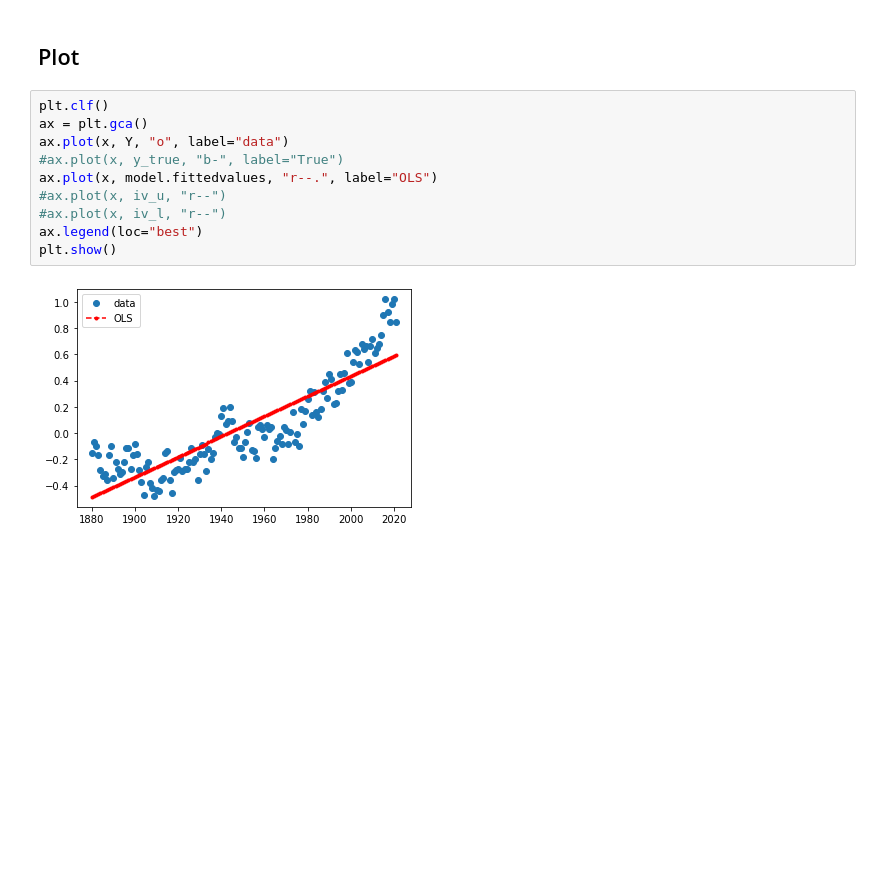
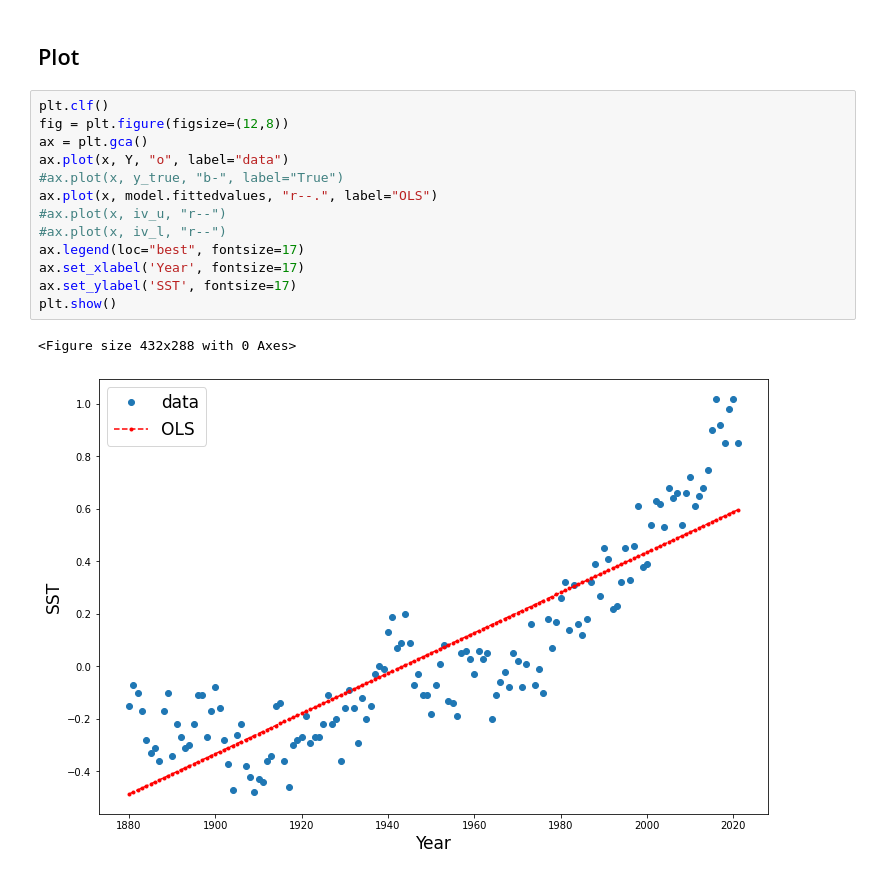
Before and after one commit to profxj/ocea200, a Jupyter notebook: OCEA-267/Lectures/Exercise_W2_L3.ipynb, the cells around one changed output. Saved outputs shown, nothing was run; the diff lists cells and outputs as text; blank space fills up the shorter version.

```diff
--- a/OCEA-267/Lectures/Exercise_W2_L3.ipynb
+++ b/OCEA-267/Lectures/Exercise_W2_L3.ipynb
@@ -71,13 +72,17 @@ strong multicollinearity or other numerical problems.
 ## Plot
 # %%
 plt.clf()
+fig = plt.figure(figsize=(12,8))
 ax = plt.gca()
 ax.plot(x, Y, "o", label="data")
 #ax.plot(x, y_true, "b-", label="True")
 ax.plot(x, model.fittedvalues, "r--.", label="OLS")
 #ax.plot(x, iv_u, "r--")
 #ax.plot(x, iv_l, "r--")
-ax.legend(loc="best")
+ax.legend(loc="best", fontsize=17)
+ax.set_xlabel('Year', fontsize=17)
+ax.set_ylabel('SST', fontsize=17)
 plt.show()
 # %% [output]
+<Figure size 432x288 with 0 Axes>
-[figure, old version]
+[figure, new version]
```
Also changed, not shown: parts of 13 cells of this notebook, 1 other file.
